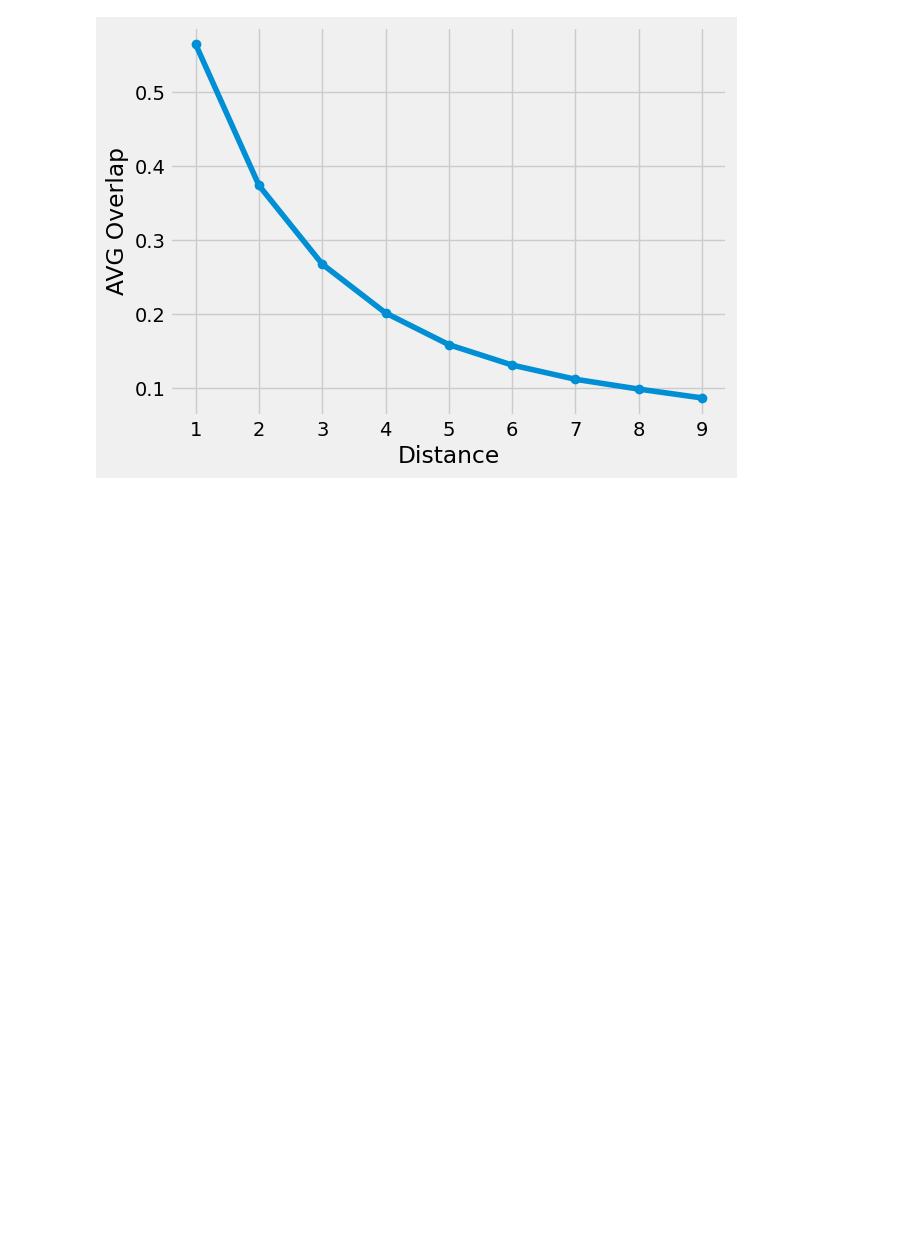
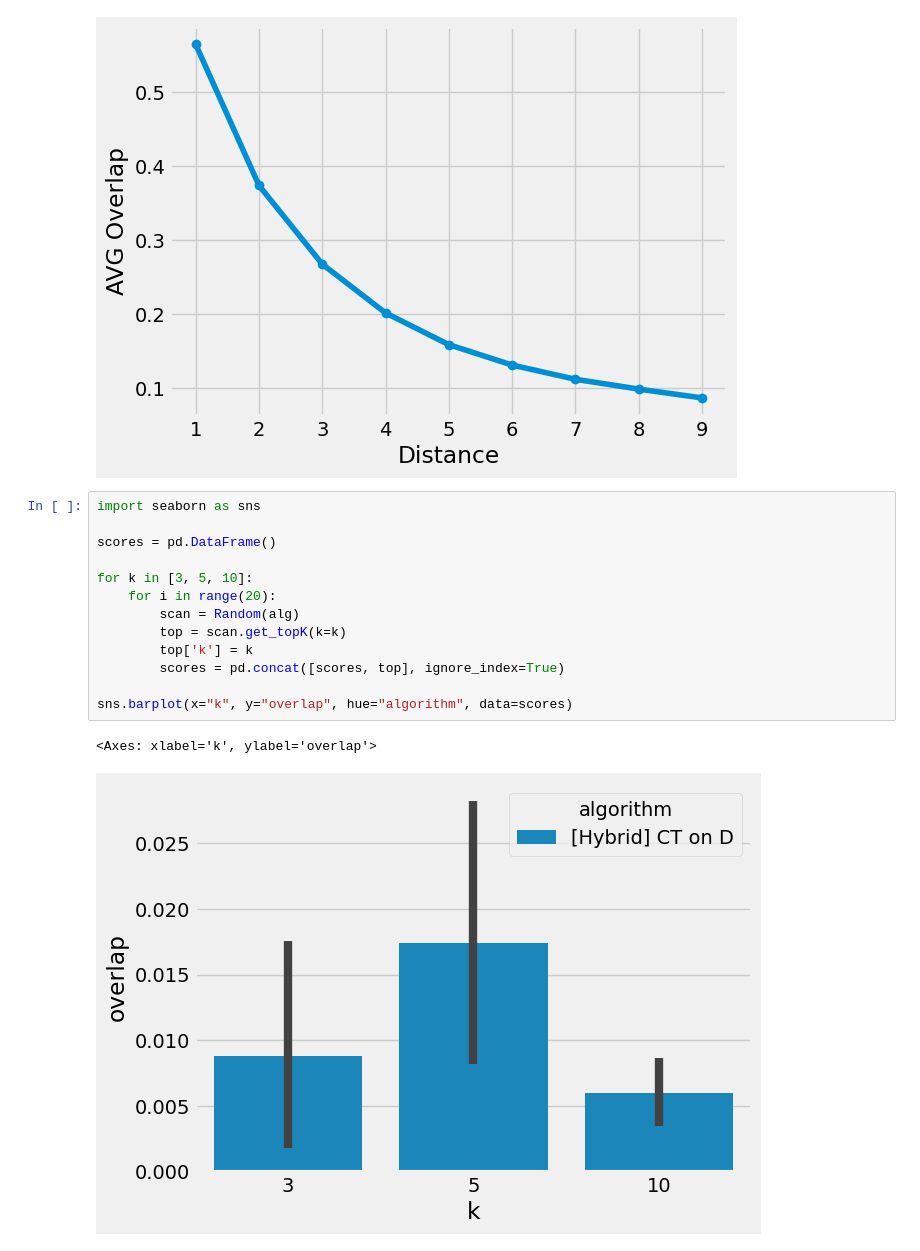
Before and after one commit to antonismand/Query-Driven-Data-Exploration-with-Heterogeneous-Treatment-Effects, a Jupyter notebook: experiments/overlaps.ipynb, the cells around one changed output. Cells and saved outputs as stored; diff of their text form; blank space fills up the shorter version.

```diff
--- a/experiments/overlaps.ipynb
+++ b/experiments/overlaps.ipynb
@@ -64,3 +64,19 @@ plt.grid(True)
 plt.show()
 # %% [output]
 [figure]
+# %%
+import seaborn as sns
+
+scores = pd.DataFrame()
+
+for k in [3, 5, 10]:
+    for i in range(20):
+        scan = Random(alg)
+        top = scan.get_topK(k=k)
+        top['k'] = k
+        scores = pd.concat([scores, top], ignore_index=True)
+
+sns.barplot(x="k", y="overlap", hue="algorithm", data=scores)
+# %% [output]
+<Axes: xlabel='k', ylabel='overlap'>
+[figure, added]
```
Also changed, not shown: 6 other files.
